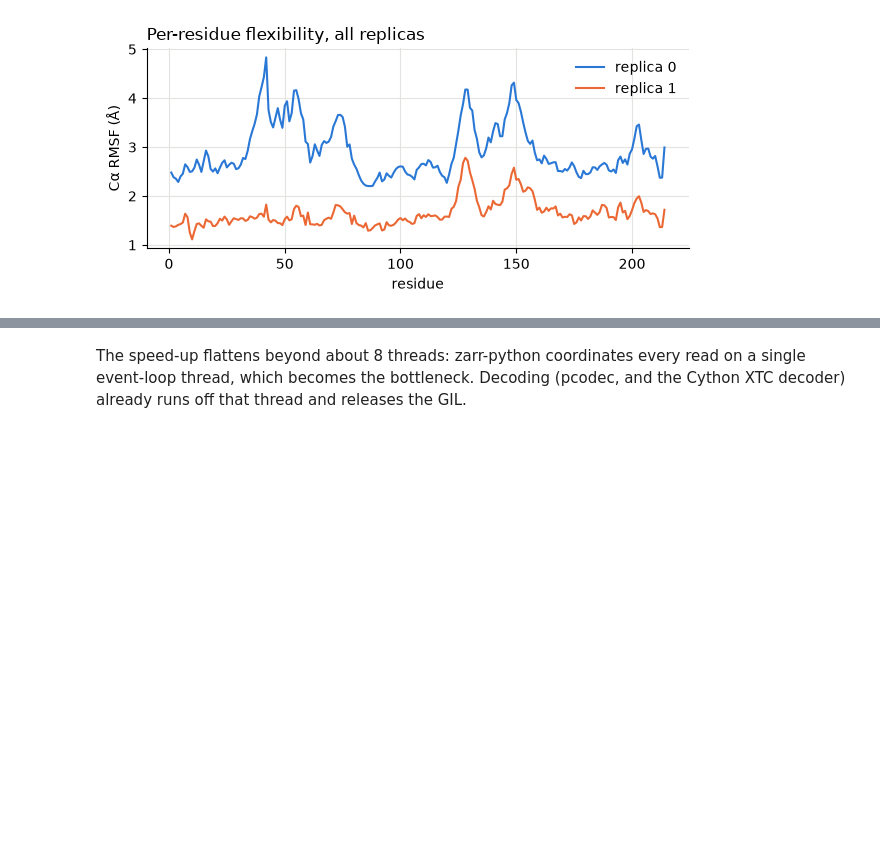
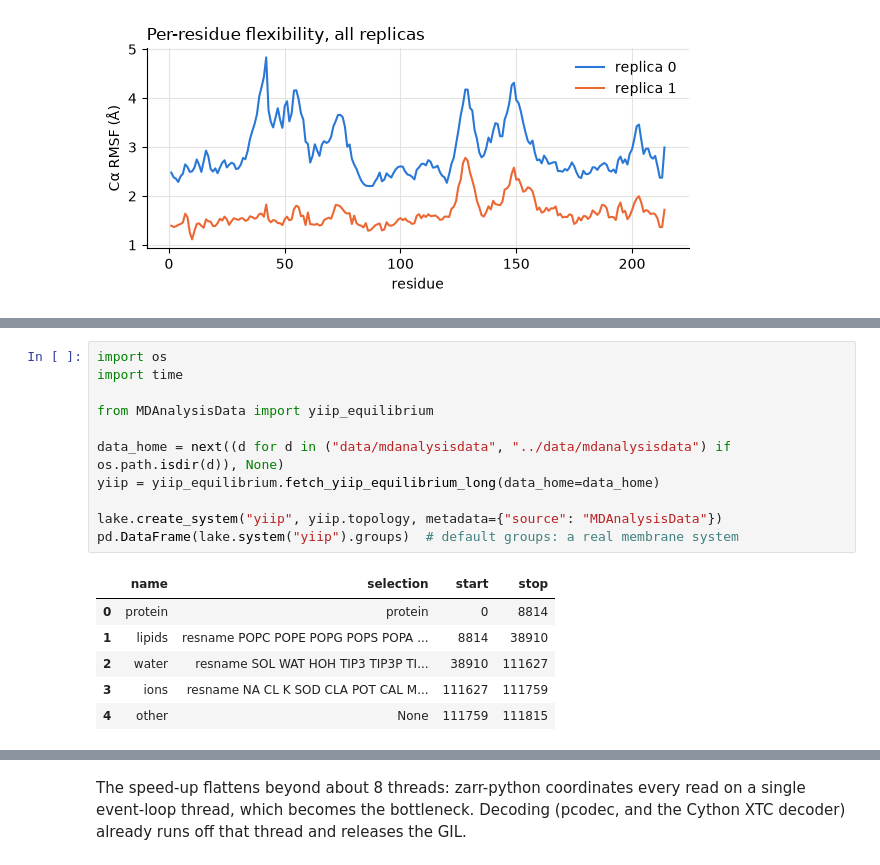
Before and after one commit to hmacdope/simlake, a Jupyter notebook: examples/showcase_v2.ipynb, the cells around one changed output, grey strips where cells are left out. Drawn from its saved outputs; the diff is of its cells as text; blank space fills up the shorter version.

```diff
--- a/examples/showcase_v2.ipynb
+++ b/examples/showcase_v2.ipynb
@@ -339,0 +342,18 @@ random-walk trajectory of 100,000 atoms x 2,000 frames (about 1 GB of XTC), made
+# %%
+import os
+import time
+
+from MDAnalysisData import yiip_equilibrium
+
+data_home = next((d for d in ("data/mdanalysisdata", "../data/mdanalysisdata") if os.path.isdir(d)), None)
+yiip = yiip_equilibrium.fetch_yiip_equilibrium_long(data_home=data_home)
+
+lake.create_system("yiip", yiip.topology, metadata={"source": "MDAnalysisData"})
+pd.DataFrame(lake.system("yiip").groups)  # default groups: a real membrane system
+# %% [output]
+|  | name | selection | start | stop |
+| 0 | protein | protein | 0 | 8814 |
+| 1 | lipids | resname POPC POPE POPG POPS POPA ... | 8814 | 38910 |
+| 2 | water | resname SOL WAT HOH TIP3 TIP3P TI... | 38910 | 111627 |
+| 3 | ions | resname NA CL K SOD CLA POT CAL M... | 111627 | 111759 |
+| 4 | other | None | 111759 | 111815 |
```
Also changed, not shown: parts of 19 cells of this notebook, 2 other files.
